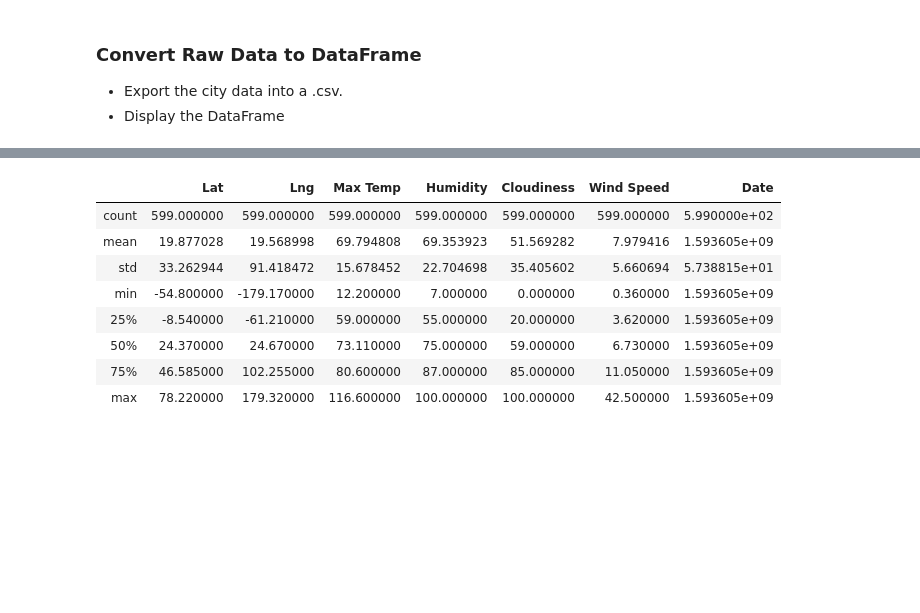
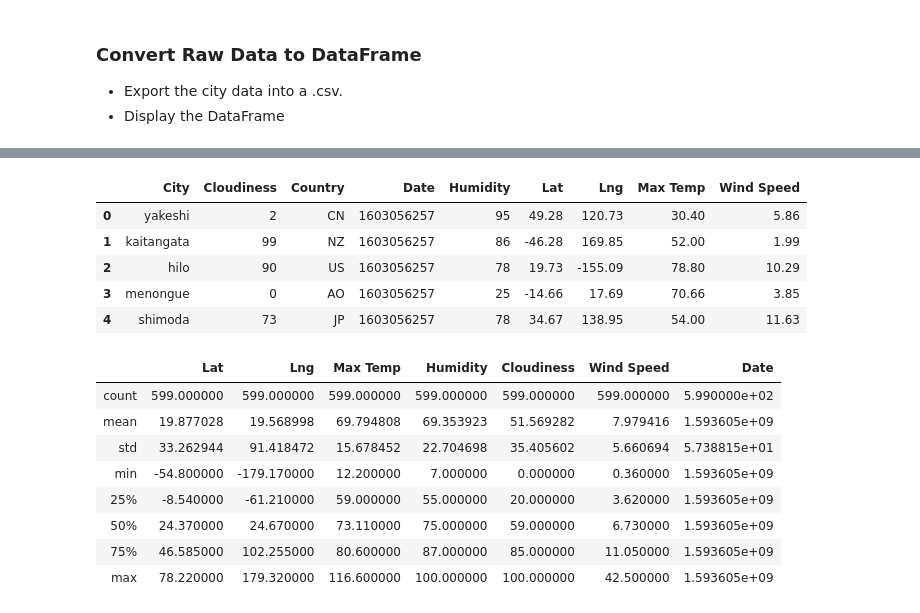
Before and after one commit to eggsnbacon97/python-api-challenge, a Jupyter notebook: WeatherPy.ipynb, the cells around one changed output, grey strips where cells are left out. Saved outputs shown, nothing was run; the diff lists cells and outputs as text; code cells hidden in the pictures; blank space fills up the shorter version.

```diff
--- a/WeatherPy.ipynb
+++ b/WeatherPy.ipynb
@@ -77,3 +124,27 @@ set_one = 1
+# %%
+weather_dict = {
+    "City": city_two,
+    "Cloudiness": cloudinesses,
+    "Country": countries,
+    "Date": dates,
+    "Humidity": humidities,
+    "Lat": lats,
+    "Lng": lngs,
+    "Max Temp": max_temps,
+    "Wind Speed": wind_speeds
+}
+
+weather_dataframe = pd.DataFrame(weather_dict)
+
+# show the top of the dataframe
+weather_dataframe.head()
+# %% [output]
+|  | City | Cloudiness | Country | Date | Humidity | Lat | Lng | Max Temp | Wind Speed |
+| 0 | yakeshi | 2 | CN | 1603056257 | 95 | 49.28 | 120.73 | 30.40 | 5.86 |
+| 1 | kaitangata | 99 | NZ | 1603056257 | 86 | -46.28 | 169.85 | 52.00 | 1.99 |
+| 2 | hilo | 90 | US | 1603056257 | 78 | 19.73 | -155.09 | 78.80 | 10.29 |
+| 3 | menongue | 0 | AO | 1603056257 | 25 | -14.66 | 17.69 | 70.66 | 3.85 |
+| 4 | shimoda | 73 | JP | 1603056257 | 78 | 34.67 | 138.95 | 54.00 | 11.63 |
 # %%
 # %% [output]
 |  | Lat | Lng | Max Temp | Humidity | Cloudiness | Wind Speed | Date |
```
Also changed, not shown: parts of 2 cells of this notebook.
